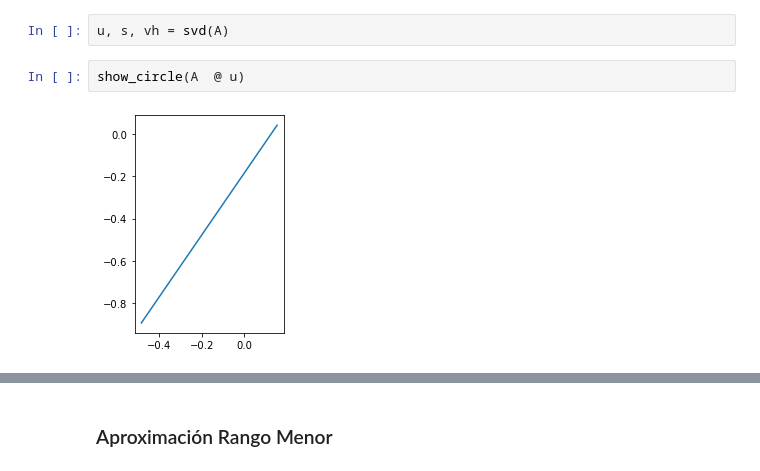
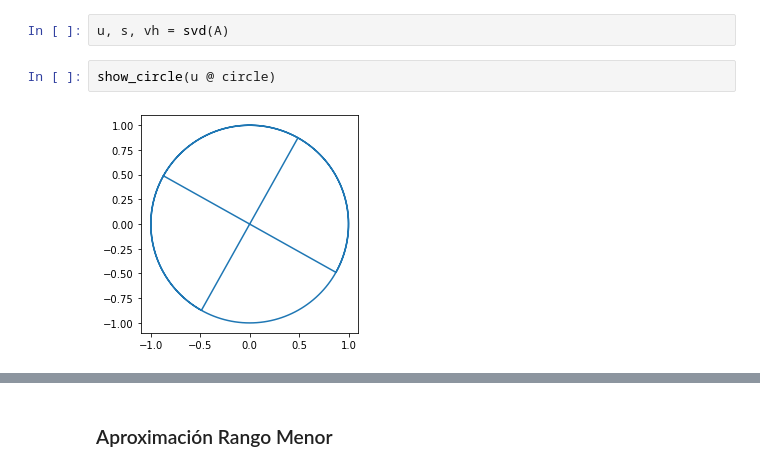
Before and after one commit to Macarena-Rojas/mat281_portfolio, a Jupyter notebook: homeworks/hwk01.ipynb, the cells around one changed output, grey strips where cells are left out. Drawn from its saved outputs; the diff is of its cells as text.

```diff
--- a/homeworks/hwk01.ipynb
+++ b/homeworks/hwk01.ipynb
@@ -104,6 +109,6 @@ show_circle(A @ circle)
 # %%
 u, s, vh = svd(A)
 # %%
-show_circle(A  @ u)
+show_circle(u @ circle)
 # %% [output]
-[figure, old version]
+[figure, new version]
```
Also changed, not shown: parts of 54 cells of this notebook, 17 other files.
